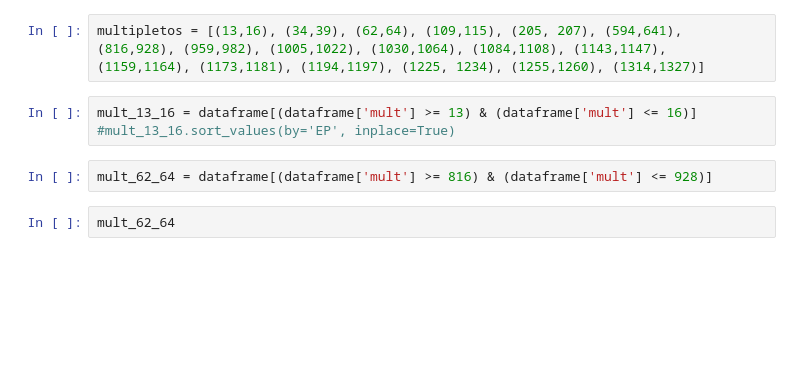
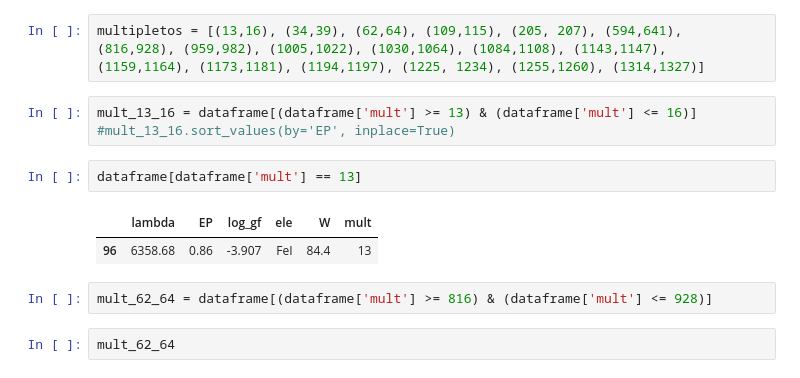
Before and after one commit to rodribro/Computational_Astronomy, a Jupyter notebook: classes/07_rot_velocity.ipynb, the cells around one changed output. Saved outputs shown, nothing was run; the diff lists cells and outputs as text; blank space fills up the shorter version.

```diff
--- a/classes/07_rot_velocity.ipynb
+++ b/classes/07_rot_velocity.ipynb
@@ -75,6 +75,11 @@ multipletos = [(13,16), (34,39), (62,64), (109,115), (205, 207), (594,641), (816
 # %%
 mult_13_16 = dataframe[(dataframe['mult'] >= 13) & (dataframe['mult'] <= 16)]
 #mult_13_16.sort_values(by='EP', inplace=True)
+# %%
+dataframe[dataframe['mult'] == 13]
+# %% [output]
+|  | lambda | EP | log_gf | ele | W | mult |
+| 96 | 6358.68 | 0.86 | -3.907 | FeI | 84.4 | 13 |
 # %%
 mult_62_64 = dataframe[(dataframe['mult'] >= 816) & (dataframe['mult'] <= 928)]
 # %%
```
Also changed, not shown: parts of 6 cells of this notebook.
